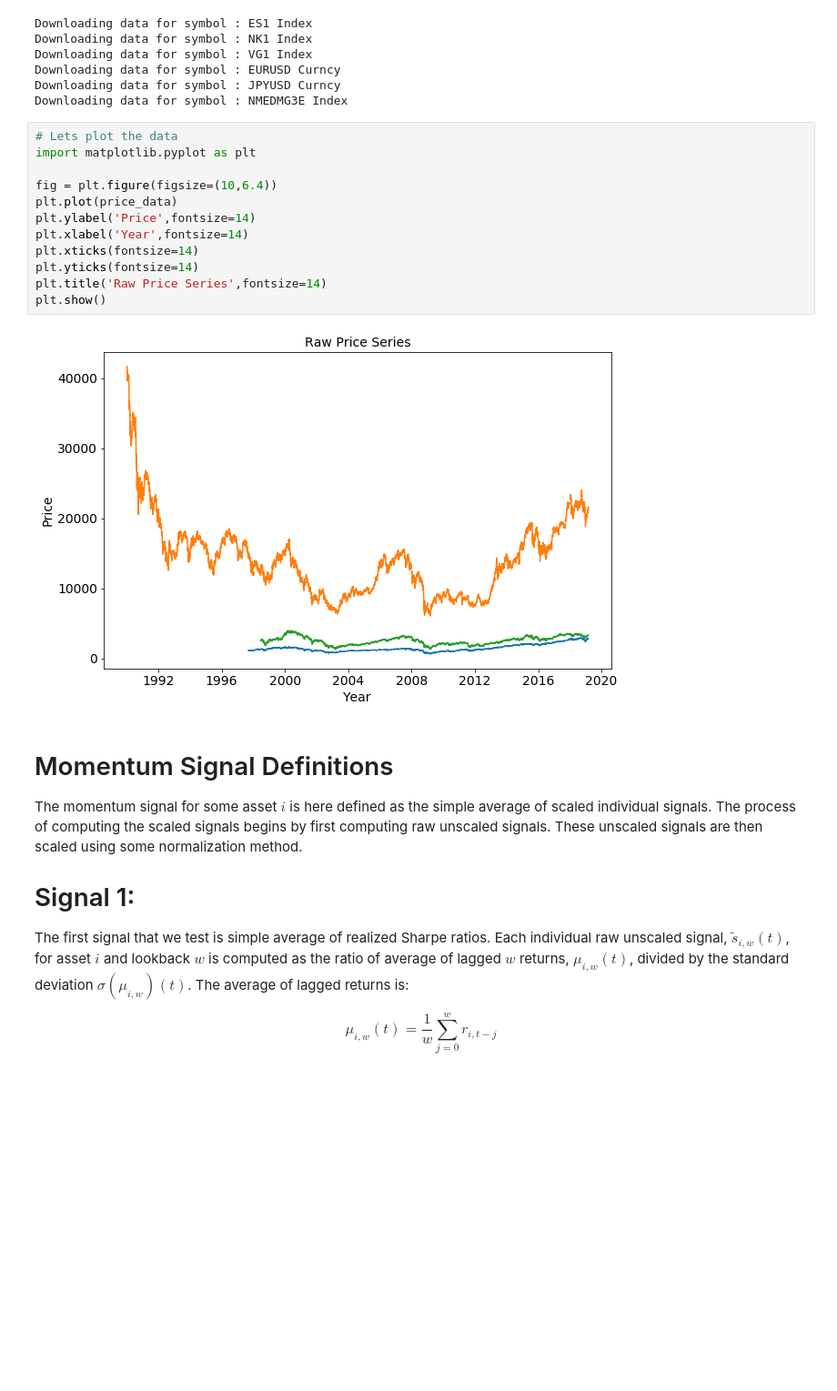
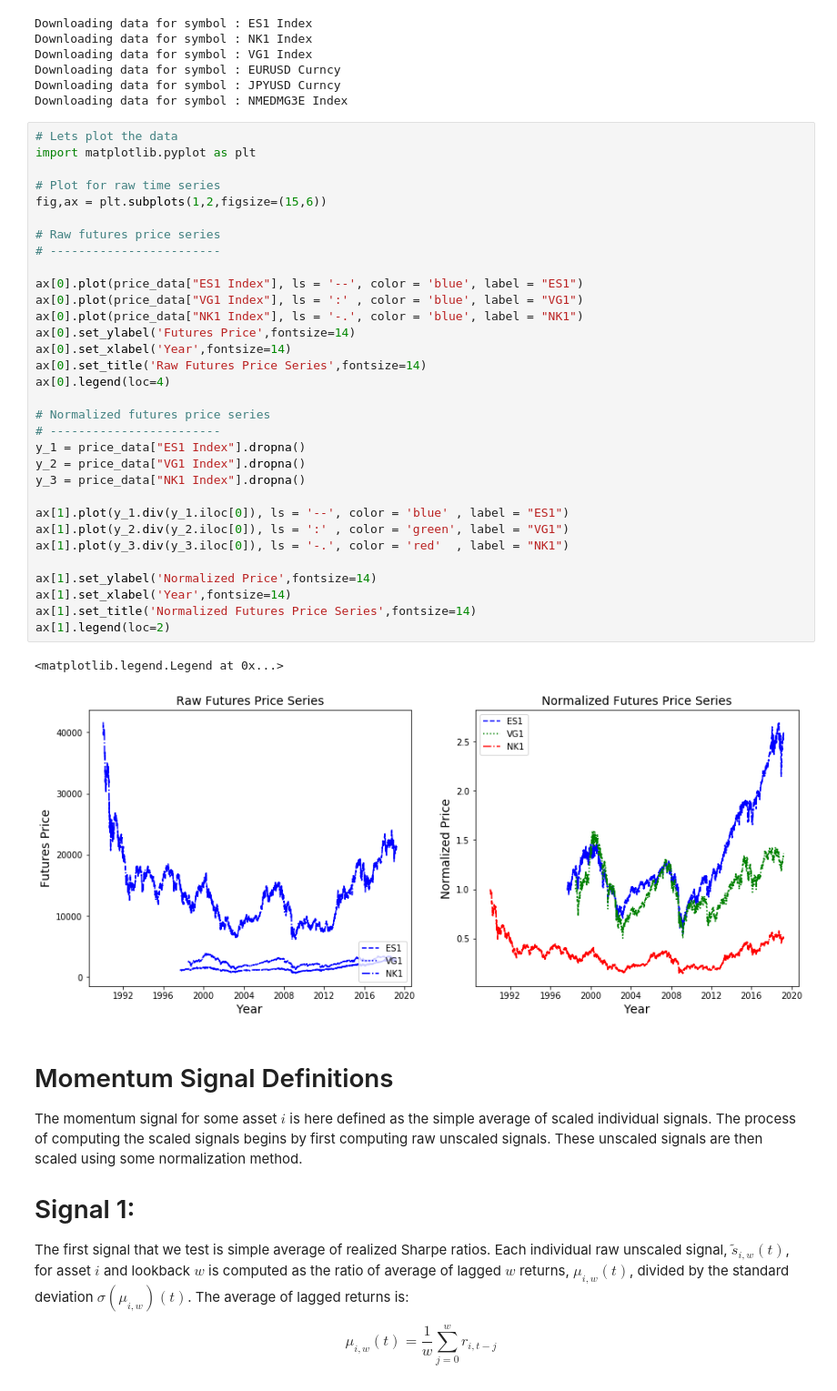
Before and after one commit to jshellen/CTA-strategies, a Jupyter notebook: equity_mom_backtest.ipynb, the cells around one changed output. Shown: that part at 91% size. Saved outputs shown, nothing was run; the diff lists cells and outputs as text; blank space fills up the shorter version.

Commit message:
added graph to equity

```diff
--- a/equity_mom_backtest.ipynb
+++ b/equity_mom_backtest.ipynb
@@ -93,20 +93,41 @@ Downloading data for symbol : VG1 Index
 Downloading data for symbol : EURUSD Curncy
 Downloading data for symbol : JPYUSD Curncy
 Downloading data for symbol : NMEDMG3E Index
-# %%
-# Lets plot the data
-import matplotlib.pyplot as plt
-
-fig = plt.figure(figsize=(10,6.4))
-plt.plot(price_data)
-plt.ylabel('Price',fontsize=14)
-plt.xlabel('Year',fontsize=14)
-plt.xticks(fontsize=14)
-plt.yticks(fontsize=14)
-plt.title('Raw Price Series',fontsize=14)
-plt.show()
-# %% [output]
-[figure, removed]
+# %%
+# Lets plot the data
+import matplotlib.pyplot as plt
+
+# Plot for raw time series
+fig,ax = plt.subplots(1,2,figsize=(15,6))
+
+# Raw futures price series
+# ------------------------
+
+ax[0].plot(price_data["ES1 Index"], ls = '--', color = 'blue', label = "ES1")
+ax[0].plot(price_data["VG1 Index"], ls = ':' , color = 'blue', label = "VG1")
+ax[0].plot(price_data["NK1 Index"], ls = '-.', color = 'blue', label = "NK1")
+ax[0].set_ylabel('Futures Price',fontsize=14)
+ax[0].set_xlabel('Year',fontsize=14)
+ax[0].set_title('Raw Futures Price Series',fontsize=14)
+ax[0].legend(loc=4)
+
+# Normalized futures price series
+# ------------------------
+y_1 = price_data["ES1 Index"].dropna()
+y_2 = price_data["VG1 Index"].dropna()
+y_3 = price_data["NK1 Index"].dropna()
+
+ax[1].plot(y_1.div(y_1.iloc[0]), ls = '--', color = 'blue' , label = "ES1")
+ax[1].plot(y_2.div(y_2.iloc[0]), ls = ':' , color = 'green', label = "VG1")
+ax[1].plot(y_3.div(y_3.iloc[0]), ls = '-.', color = 'red'  , label = "NK1")
+
+ax[1].set_ylabel('Normalized Price',fontsize=14)
+ax[1].set_xlabel('Year',fontsize=14)
+ax[1].set_title('Normalized Futures Price Series',fontsize=14)
+ax[1].legend(loc=2)
+# %% [output]
+<matplotlib.legend.Legend at 0x...>
+[figure, added]
 # %% [markdown]
 # Momentum Signal Definitions
 
```
Also changed, not shown: parts of 5 cells of this notebook.
